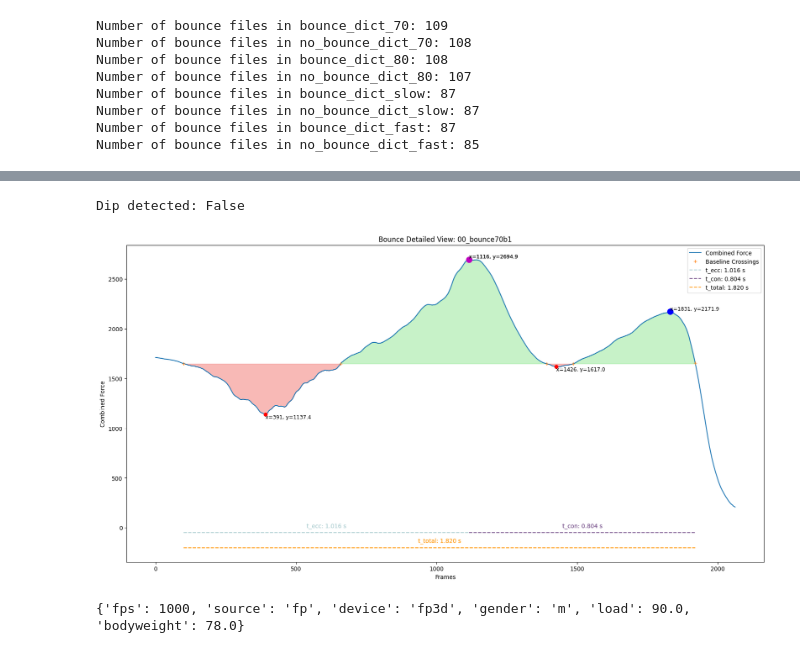
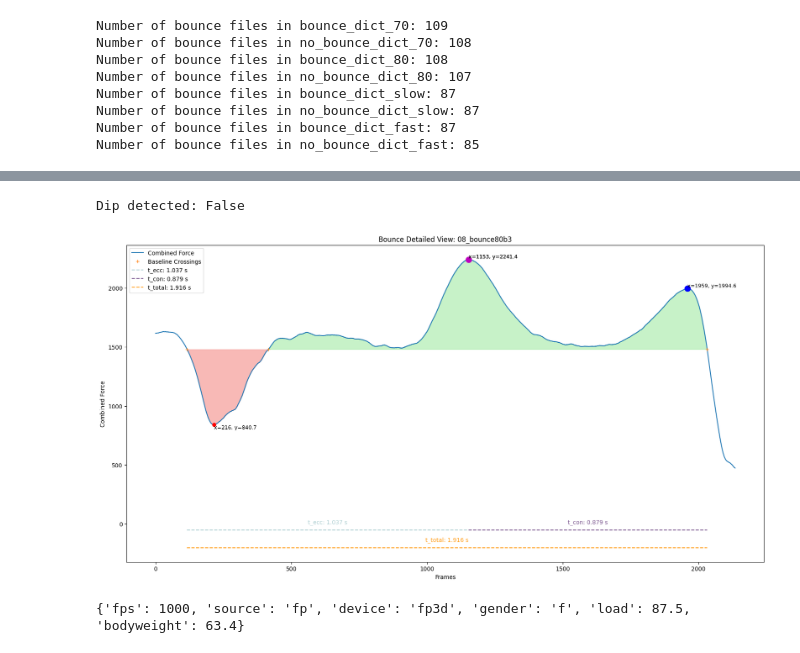
Before and after one commit to loieboi/BounceInsight, a Jupyter notebook: run.ipynb, the cells around one changed output, grey strips where cells are left out. Cells and saved outputs as stored; diff of their text form; code cells hidden in the pictures.

```diff
--- a/run.ipynb
+++ b/run.ipynb
@@ -76,2 +85,0 @@ Correlation for F_con: 0.83, p-value < 0.001
-# %%
-insight.run_statistics(analysis_type='summary', bounce_type='all')
@@ -85,6 +86,6 @@ F_con; Avg: 2334.991, Std Dev: 437.692, Median: 2298.662, Min: 1329.104,Max: 355
 # %%
-insight.plot_data(file_name='00_bounce70b1')
+insight.plot_data(file_name='08_bounce80b3')
 # %% [output]
 Dip detected: False
-[figure, old version]
+[figure, new version]
-{'fps': 1000, 'source': 'fp', 'device': 'fp3d', 'gender': 'm', 'load': 90.0, 'bodyweight': 78.0}
+{'fps': 1000, 'source': 'fp', 'device': 'fp3d', 'gender': 'f', 'load': 87.5, 'bodyweight': 63.4}
```
Also changed, not shown: parts of 9 cells of this notebook, 7 other files.
